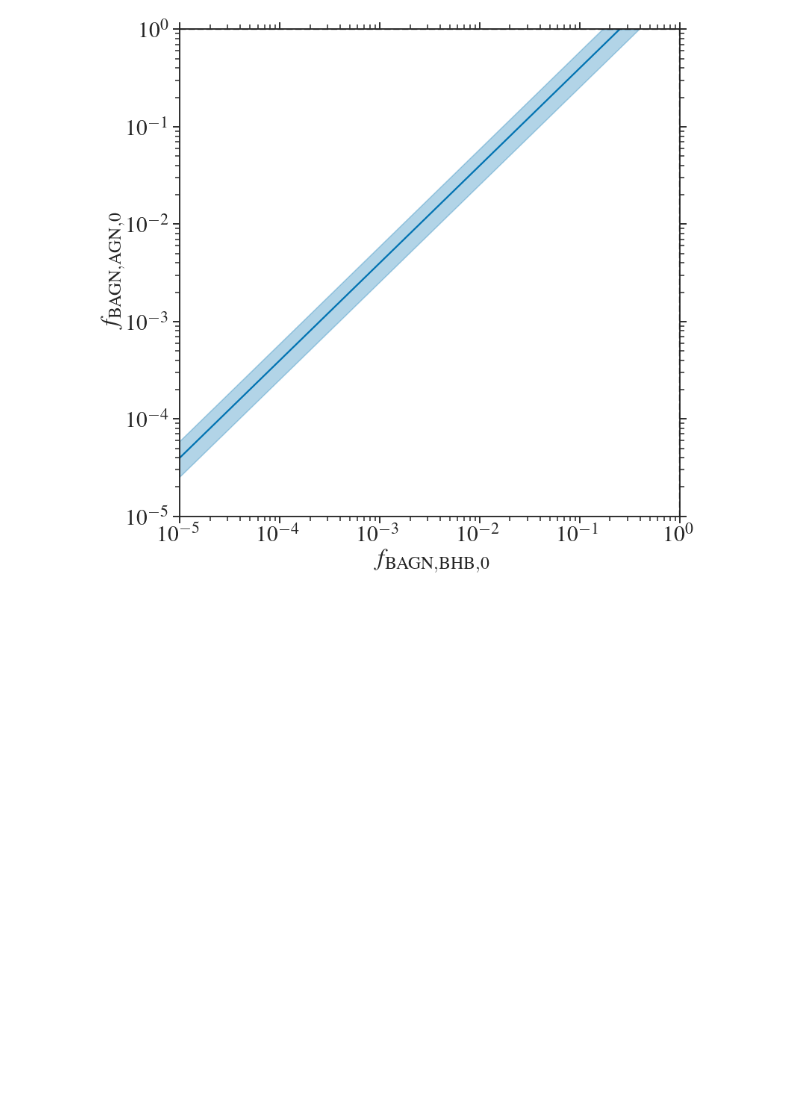
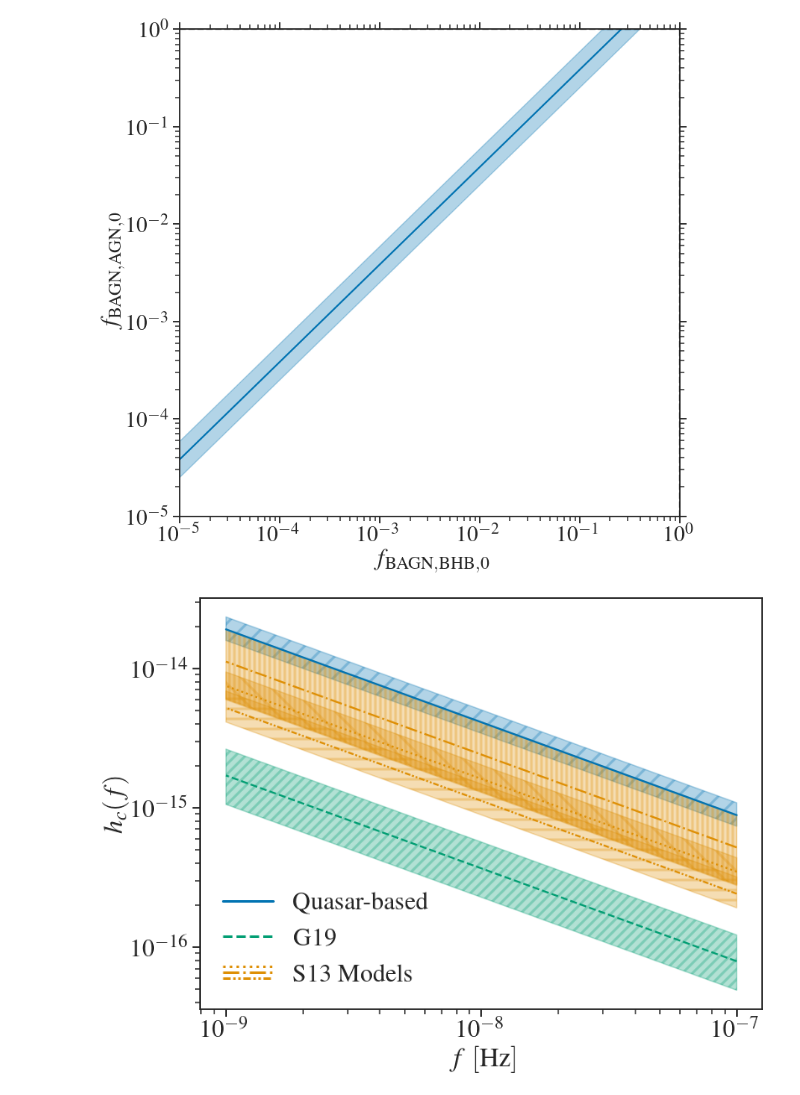
Before and after one commit to jacaseyclyde/multimessenger_smbhbs, a Jupyter notebook: notebooks/1. Constructing Binary Populations.ipynb, the cells around one changed output. Cells and saved outputs as stored; diff of their text form; code cells hidden in the pictures; blank space fills up the shorter version.

```diff
--- a/notebooks/1. Constructing Binary Populations.ipynb
+++ b/notebooks/1. Constructing Binary Populations.ipynb
@@ -2311,0 +2573,2 @@ with h5py.File('../data/processed/S1.h5', 'w') as hf:
+# %%
+mm, zz = np.meshgrid(log_m_gal, z_range_drory, indexing='ij')
@@ -2830,0 +3225,42 @@ plt.show()
+# %%
+plt.figure(figsize=(12, 9))
+
+# NANOGrav/quasar-based model
+plt.plot(f_space, hc_f_q[1], color=cs[0])
+plt.fill_between(f_space, hc_f_q[0], hc_f_q[2], color=cs[0], alpha=.3, hatch='/')
+
+# S1
+plt.plot(f_space, hc_f_S1_q[1], color=cs[1], linestyle=':')
+plt.fill_between(f_space, hc_f_S1_q[0], hc_f_S1_q[2], color=cs[1], alpha=.3, hatch='\\')
+
+# S2
+plt.plot(f_space, hc_f_S2_q[1], color=cs[1], linestyle='-.')
+plt.fill_between(f_space, hc_f_S2_q[0], hc_f_S2_q[2], color=cs[1], alpha=.3, hatch='||')
+
+# S3
+plt.plot(f_space, hc_f_S3_q[1], color=cs[1], linestyle=(0, (3, 1, 1, 1, 1, 1)))
+plt.fill_between(f_space, hc_f_S3_q[0], hc_f_S3_q[2], color=cs[1], alpha=.3, hatch='-')
+
+# G19
+plt.plot(f_space, hc_f_G19_q[1], color=cs[2], linestyle='--')
+plt.fill_between(f_space, hc_f_G19_q[0], hc_f_G19_q[2], color=cs[2], alpha=.3, hatch='//')
+
+
+plt.xscale('log')
+# plt.xlim(right=1, left=1e-5)
+plt.xlabel(r'$f \ [\rm{{Hz}}]$')
+
+plt.yscale('log')
+# plt.ylim(top=1, bottom=1e-5)
+plt.ylabel(r'$h_{c}(f)$')
+
+# plt.tick_params(which='both', top=True, right=True)
+
+plt.legend([m1, m2, (s1, s2, s3)], ['Quasar-based', 'G19', 'S13 Models'], numpoints=1,
+             handler_map={tuple: HandlerTupleVertical(ndivide=None)}, frameon=False, loc='lower left', fontsize=legend_fsize)
+
+plt.savefig('../reports/figures/hc_frequency.pdf')
+plt.savefig('../reports/figures/hc_frequency.png')
+plt.show()
+# %% [output]
+[figure, added]
```
Also changed, not shown: parts of 102 cells of this notebook, 24 other files.
